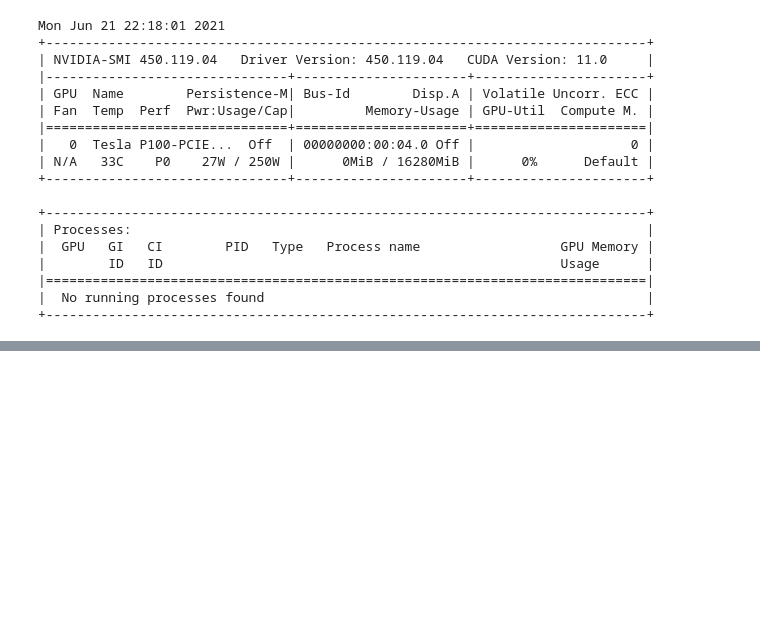
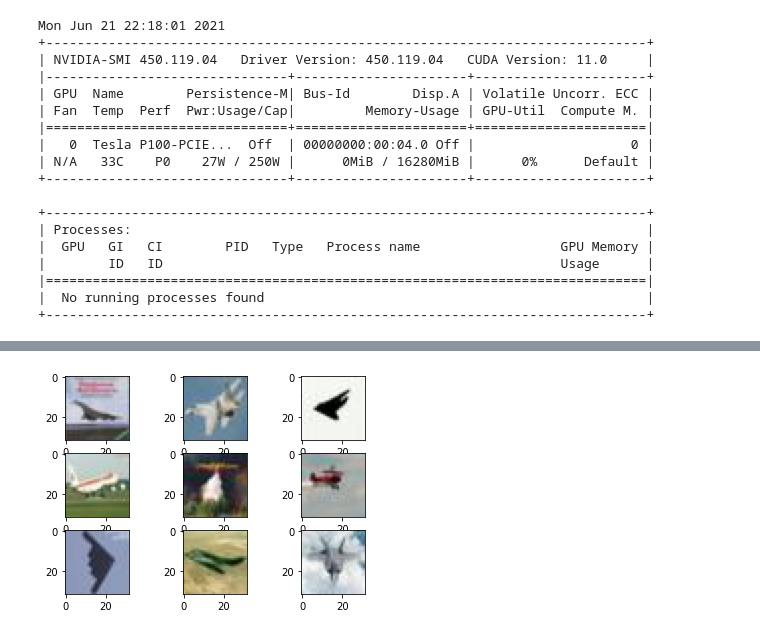
Before and after one commit to RodrigoArboleda/Anti-aliasing, a Jupyter notebook: source/notebook.ipynb, the cells around one changed output, grey strips where cells are left out. Saved outputs shown, nothing was run; the diff lists cells and outputs as text; code cells hidden in the pictures; blank space fills up the shorter version.

```diff
--- a/source/notebook.ipynb
+++ b/source/notebook.ipynb
@@ -159,0 +241,4 @@ class CNN(nn.Module):
+# %%
+image_plot(imgs_RGB, 1)
+# %% [output]
+[figure, added]
```
Also changed, not shown: parts of 7 cells of this notebook.
